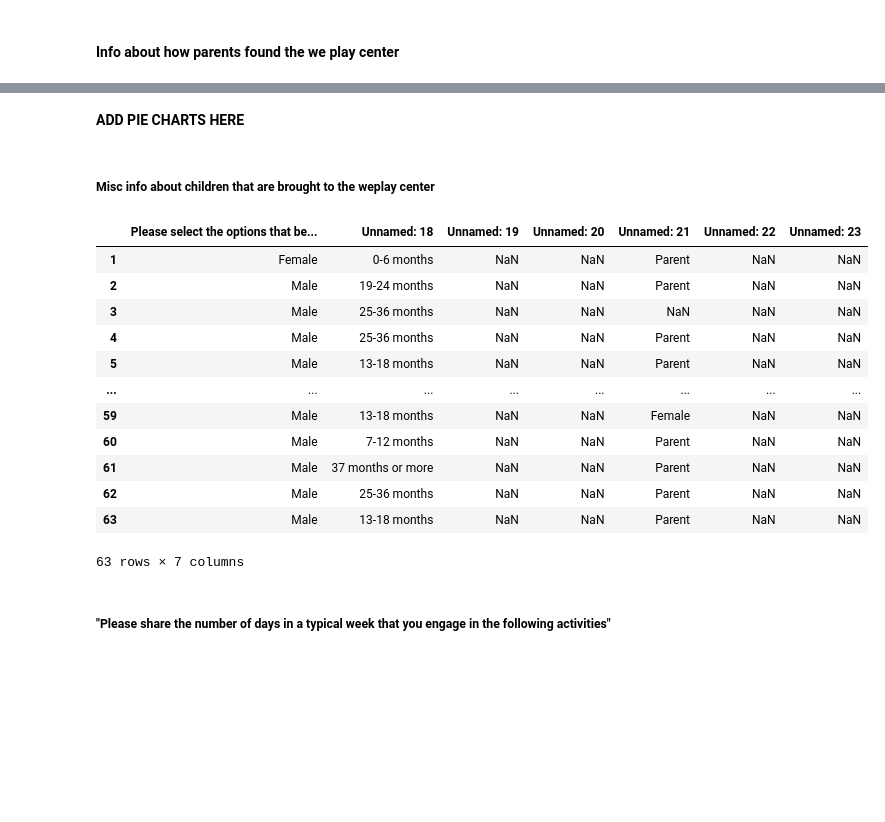
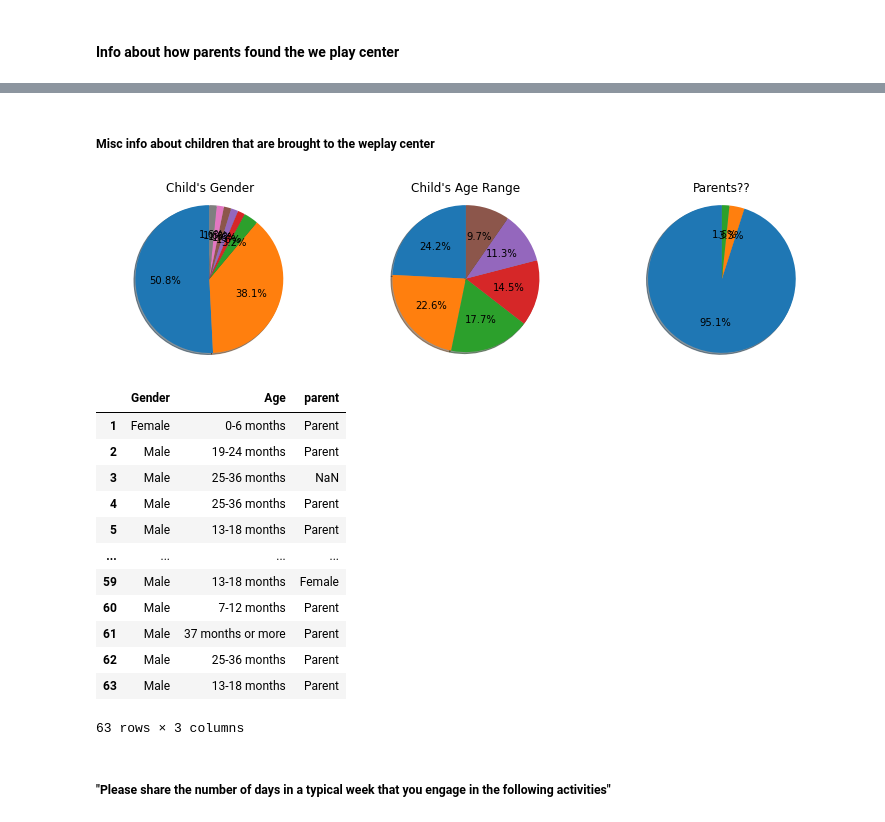
Before and after one commit to renarepenning/weplaynoladata, a Jupyter notebook: MilestoneTwo.ipynb, the cells around one changed output, grey strips where cells are left out. Drawn from its saved outputs; the diff is of its cells as text; code cells hidden in the pictures; blank space fills up the shorter version.

Commit message:
updating graphs

```diff
--- a/MilestoneTwo.ipynb
+++ b/MilestoneTwo.ipynb
@@ -77,5 +61,13 @@ adult_FD = familySurveyDf.iloc[1:, :10]
 adult_FD.columns = [["Resp_Gender", "Resp_Age", "Resp_Race", "Adults", "Children", "Zip", "OMIT", "Avg_Income", "highest_edu", "visits_Monthly"]]
 adult_FD.drop(columns=["OMIT"], inplace=True)
 
-adult_FD
+fig1, ax1 = plt.subplots(nrows=1,ncols=9,figsize=(15,3))
+for i, c in enumerate(adult_FD.columns):
+    if i != 6:
+        ax1[i].pie(adult_FD[c].value_counts(), autopct='%1.1f%%', #labels=["Yes", "No"],
+                shadow=True, startangle=90)
+        ax1[i].set_title(adult_FD.columns[i])
+        #ax1[i].set_xlabel('hi', fontsize = 20, color = 'red')
+        ax1[i].axis('equal')  # Equal aspect ratio ensures that pie is drawn as a circle.
+plt.show()
 # %% [output]
@@ -96,12 +76,19 @@ adult_FD
 #### Info about how parents found the we play center
 # %%
 ## DF with info on how they found WPC
+cols = ["Sign/Poster/flyer", "Friend", "Website", "Social Media", "Other org", "Laf-Fau Housing Office", "Other"]
+
 how_found_WPC = familySurveyDf.iloc[1:, 10:17]
-how_found_WPC.columns = [["Sign/Poster/flyer", "Friend", "Website", "Social Media", "Other org", "Lafitte Fauborg Housing Office", "Other"]]
+how_found_WPC.columns = [cols]
 
-~how_found_WPC.isna()  # Gives table of methods people used to find WPC
+fig1, ax1 = plt.subplots(nrows=1,ncols=7,figsize=(13,3))
+for i, c in enumerate(cols):
+    ax1[i].pie(how_found_WPC[c].isna().value_counts(), autopct='%1.1f%%', labels=["Yes", "No"],
+            shadow=True, startangle=90)
+    ax1[i].set_title(cols[i])
+    #ax1[i].set_xlabel(cols[i], fontsize = 12, color = 'black')
+    ax1[i].axis('equal')  # Equal aspect ratio ensures that pie is drawn as a circle.
+plt.show()
 
-##
-##  MAKE PIE CHARTS
-##
+# cite: https://matplotlib.org/stable/gallery/pie_and_polar_charts/pie_features.html
 # %% [output]
@@ -121,28 +96,40 @@ how_found_WPC.columns = [["Sign/Poster/flyer", "Friend", "Website", "Social Medi
-# %% [markdown]
-**ADD PIE CHARTS HERE**
 # %% [markdown]
 ##### Misc info about children that are brought to the weplay center
 # %%
 child_FD = familySurveyDf.iloc[1:, 17:24] # combined 18/19 into 17 manually
+child_FD.columns = ["Gender", "Age", "age2", "age3", "parent", "age4", "misc"]
+child_FD.drop(columns=["age2", "age3", "age4", "misc"], inplace=True)
+child_FD#["Gender"].value_counts().plot.pie(y="Gender", ylabel="Children brough in by parent")
+titles = ["Child's Gender", "Child's Age Range", "Parents??"]
+fig1, ax1 = plt.subplots(nrows=1,ncols=3,figsize=(13,3))
+for i, c in enumerate(child_FD.columns):
+    if 0==0:
+        ax1[i].pie(child_FD[c].value_counts(), autopct='%1.1f%%', #labels=["Yes", "No"],
+                shadow=True, startangle=90)
+        ax1[i].set_title(titles[i])
+        ax1[i].axis('equal')  # Equal aspect ratio ensures that pie is drawn as a circle.
+plt.show()
 
-child_FD
+## note: what is the parent column
+##
 
 ## this just tells gender and age of children + age of child 2, age child three
 # then relationship , relationship 2, other
 # %% [output]
+[figure, added]
-|  | Please select the options that be... | Unnamed: 18 | Unnamed: 19 | Unnamed: 20 | Unnamed: 21 | Unnamed: 22 | Unnamed: 23 |
-| 1 | Female | 0-6 months | NaN | NaN | Parent | NaN | NaN |
-| 2 | Male | 19-24 months | NaN | NaN | Parent | NaN | NaN |
-| 3 | Male | 25-36 months | NaN | NaN | NaN | NaN | NaN |
-| 4 | Male | 25-36 months | NaN | NaN | Parent | NaN | NaN |
-| 5 | Male | 13-18 months | NaN | NaN | Parent | NaN | NaN |
-| ... | ... | ... | ... | ... | ... | ... | ... |
-| 59 | Male | 13-18 months | NaN | NaN | Female | NaN | NaN |
-| 60 | Male | 7-12 months | NaN | NaN | Parent | NaN | NaN |
-| 61 | Male | 37 months or more | NaN | NaN | Parent | NaN | NaN |
-| 62 | Male | 25-36 months | NaN | NaN | Parent | NaN | NaN |
-| 63 | Male | 13-18 months | NaN | NaN | Parent | NaN | NaN |
+|  | Gender | Age | parent |
+| 1 | Female | 0-6 months | Parent |
+| 2 | Male | 19-24 months | Parent |
+| 3 | Male | 25-36 months | NaN |
+| 4 | Male | 25-36 months | Parent |
+| 5 | Male | 13-18 months | Parent |
+| ... | ... | ... | ... |
+| 59 | Male | 13-18 months | Female |
+| 60 | Male | 7-12 months | Parent |
+| 61 | Male | 37 months or more | Parent |
+| 62 | Male | 25-36 months | Parent |
+| 63 | Male | 13-18 months | Parent |
-63 rows × 7 columns
+63 rows × 3 columns
 # %% [markdown]
 ##### "Please share the number of days in a typical week that you engage in the following activities"
 # %%
```
Also changed, not shown: parts of 15 cells of this notebook.
